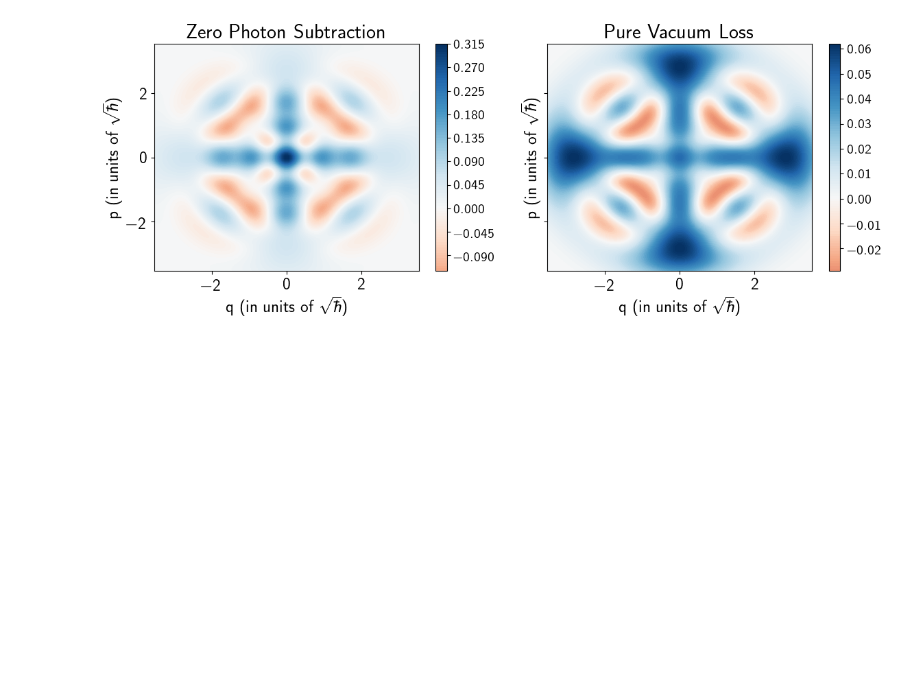
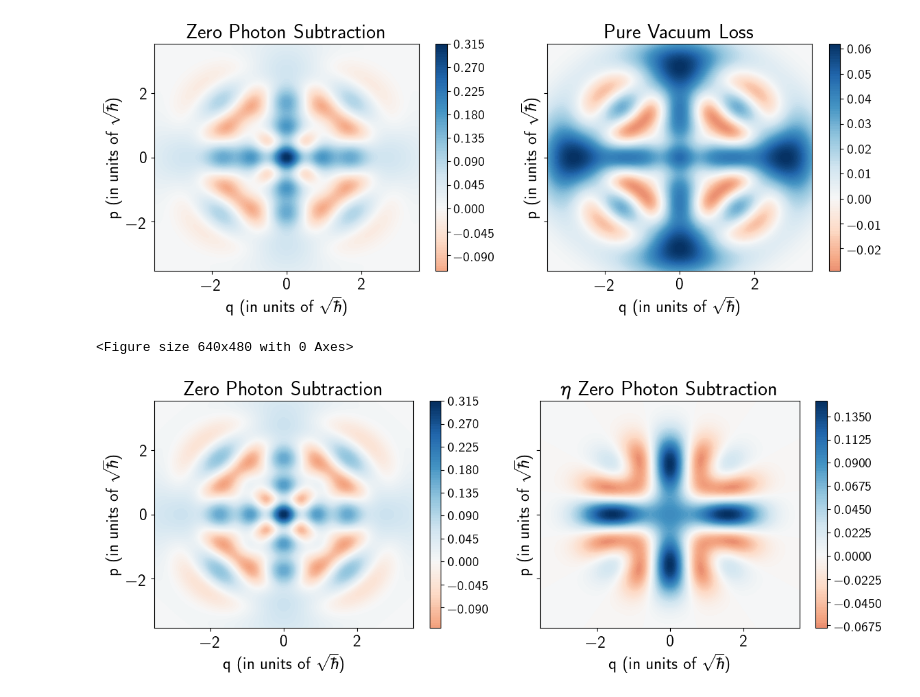
Before and after one commit to saurabh-shringarpure/ThrHomHet, a Jupyter notebook: bincode.ipynb, the cells around one changed output. Drawn from its saved outputs; the diff is of its cells as text; code cells hidden in the pictures; blank space fills up the shorter version.

```diff
--- a/bincode.ipynb
+++ b/bincode.ipynb
@@ -141,3 +141,44 @@ plt.show()
 # %% [output]
 <Figure size 640x480 with 0 Axes>
 [figure]
+# %%
+# Results
+T = 0.85 # transmittance of the beamsplitter used for ZPS
+eta = 0.001 # efficiency of ZPS
+outkPS  = kPS(0.9,0,T,psi1,psi2)
+outkPSeta  = pureLossChannel(1-eta,outkPS,fock_dm(outkPS.shape[0],0))
+
+#Plotting
+limi = 3.54
+rang = 100
+xvec = np.linspace(-limi, limi, rang)
+
+W1  = wigner(outkPS, xvec, xvec)
+W2 = wigner(outkPSeta, xvec, xvec)
+
+nrm1 = mpl.colors.Normalize(-W1.max(), W1.max())
+nrm2 = mpl.colors.Normalize(-W2.max(), W2.max())
+
+# Increasing the resolution of the plot
+plt.figure(dpi=100)
+
+fig, axes = plt.subplots(1, 2, figsize=(scale*5*2,scale*4),sharey = True)
+
+plt1 = axes[0].contourf(xvec, xvec, W1, 100, cmap=cm.RdBu, norm=nrm1)
+plt2 = axes[1].contourf(xvec, xvec, W2, 100, cmap=cm.RdBu, norm=nrm2)
+
+axes[0].set(title = f"Zero Photon Subtraction", xlabel = f'q (in units of  $\sqrt\hbar$)',  ylabel = f'p (in units of  $\sqrt\hbar$)' )
+axes[1].set(title = f"$\eta$ Zero Photon Subtraction",        xlabel = f'q (in units of  $\sqrt\hbar$)',  ylabel = f'p (in units of  $\sqrt\hbar$)' )
+
+cb1= fig.colorbar(plt1, ax=axes[0])
+cb1.ax.tick_params(labelsize = scale*12)
+
+cb2= fig.colorbar(plt2, ax=axes[1])
+cb2.ax.tick_params(labelsize = scale*12)
+
+fig.tight_layout()
+
+plt.show()
+# %% [output]
+<Figure size 640x480 with 0 Axes>
+[figure, added]
```
